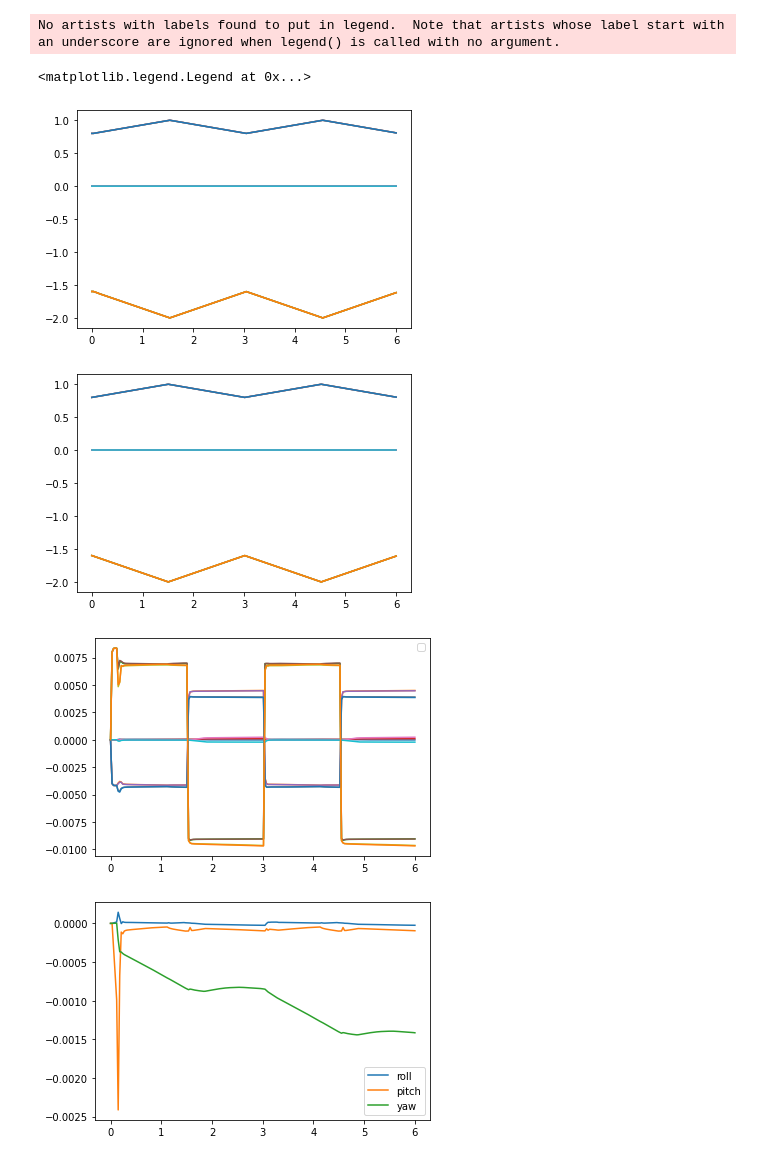
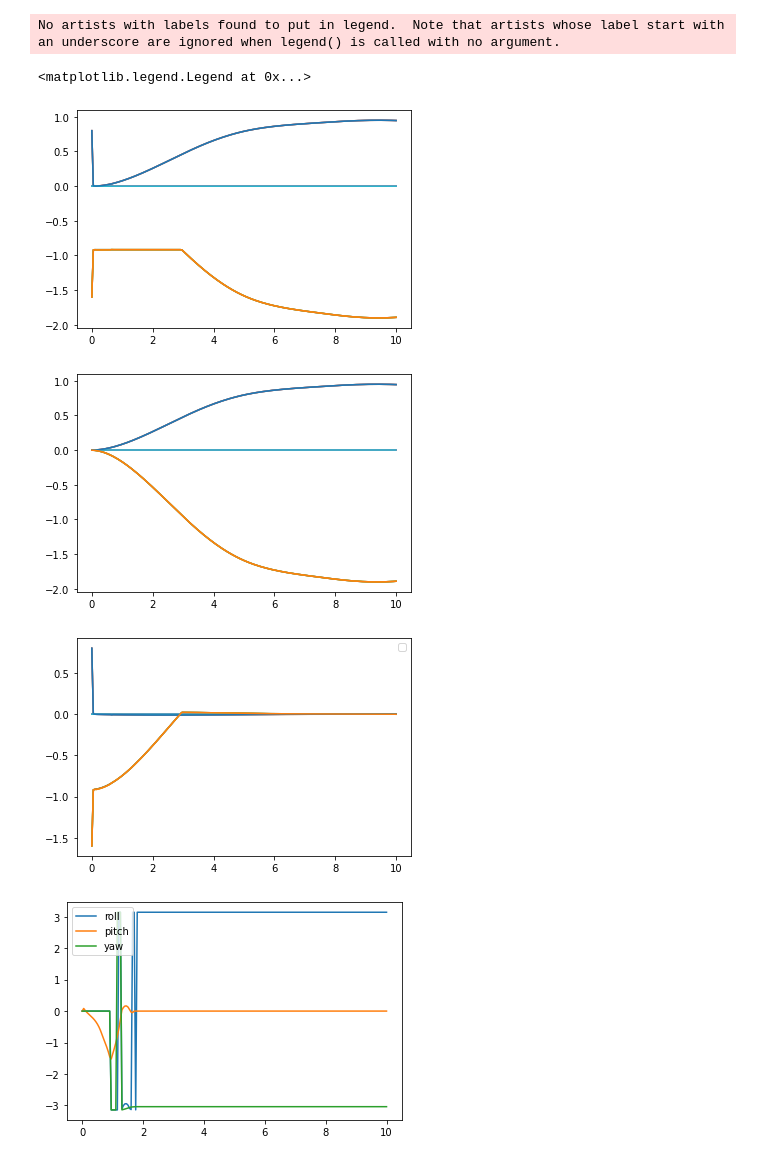
Before and after one commit to dtch1997/quadruped-gym, a Jupyter notebook: notebooks/inspect_simulator.ipynb, the cells around one changed output. Cells and saved outputs as stored; diff of their text form; code cells hidden in the pictures.

```diff
--- a/notebooks/inspect_simulator.ipynb
+++ b/notebooks/inspect_simulator.ipynb
@@ -55,24 +61,0 @@ def test_simulation_with_controller(simulator, controller, n_time_steps = 100, n
-# %%
-class LinearController(Controller):
-
-    def __init__(self,
-        interpolation_timesteps = 50,
-        init_pose = np.array([0, 0.67, -1.25] * 4),
-        final_pose = np.array([0, 0.67, -1.8] * 4)
-    ) -> None:
-        self.interpolation_timesteps = interpolation_timesteps
-        self.init_pose = init_pose
-        self.final_pose = final_pose
-
-    def get_action(self, time_step: int):
-
-        time_step = time_step % (2 * self.interpolation_timesteps)
-        if time_step < self.interpolation_timesteps:
-            action = (time_step / self.interpolation_timesteps) * self.final_pose \
-                   + (1 - time_step / self.interpolation_timesteps) * self.init_pose
-        else:
-            time_step = time_step - self.interpolation_timesteps
-            action = (time_step / self.interpolation_timesteps) * self.init_pose \
-                   + (1 - time_step / self.interpolation_timesteps) * self.final_pose
-
-        return action
@@ -109,14 +62,19 @@ b3Printf: base
 # %%
+from quadruped_gym.agents.linear_controller import LinearController
+
 simulator = a1_pybullet.A1PyBulletSimulator(
-    sim_params=SimulationParameters(enable_rendering=False)
+    sim_params=SimulationParameters(enable_rendering=True)
 )
 controller = LinearController(
     init_pose = np.array([0, 0.8, -1.6, 0, 0.8, -1.6, 0, 0.8, -1.6, 0, 0.8, -1.6,]),
-    final_pose = np.array([0, 1.0, -2.0, 0, 1.0, -2.0, 0, 1.0, -2.0, 0, 1.0, -2.0,])
+    final_pose = np.array([0, 1.0, -2.0, 0, 1.0, -2.0, 0, 1.0, -2.0, 0, 1.0, -2.0,]),
+    controller_kp = 100.0,
+    controller_kd = 1.0,
+    interpolation_timesteps = 2500
 )
 
 N_TIME_STEPS = 200
-N_ACTION_REPEAT = 30
+N_ACTION_REPEAT = 50
 obs_hist, act_hist = test_simulation_with_controller(
     simulator, controller, n_time_steps= N_TIME_STEPS, n_action_repeat=N_ACTION_REPEAT)
 
@@ -132,27 +100,27 @@ b3Printf: base
 # %%
 import matplotlib.pyplot as plt
 
 time = np.linspace(0, N_TIME_STEPS * N_ACTION_REPEAT * 0.001, N_TIME_STEPS)
 
 plt.figure()
 plt.plot(time, obs_hist.motor_angles)
 
 plt.figure()
-plt.plot(time, act_hist)
+plt.plot(time, act_hist.desired_motor_angles)
 
 plt.figure()
 for i in range(obs_hist.motor_angles.shape[1]):
-    plt.plot(time, obs_hist.motor_angles[:,i] - act_hist[:,i])
+    plt.plot(time, obs_hist.motor_angles[:,i] - act_hist.desired_motor_angles[:,i])
 plt.legend()
 
 plt.figure()
 for i in range(3):
     plt.plot(time, obs_hist.base_rpy[:,i], label = ['roll', 'pitch', 'yaw'][i])
 plt.legend()
 # %% [output]
 No artists with labels found to put in legend.  Note that artists whose label start with an underscore are ignored when legend() is called with no argument.
 <matplotlib.legend.Legend at 0x...>
-[figure, old version]
+[figure, new version]
-[figure, old version]
+[figure, new version]
-[figure, old version]
+[figure, new version]
-[figure, old version]
+[figure, new version]
```
Also changed, not shown: parts of 3 cells of this notebook, 24 other files.
